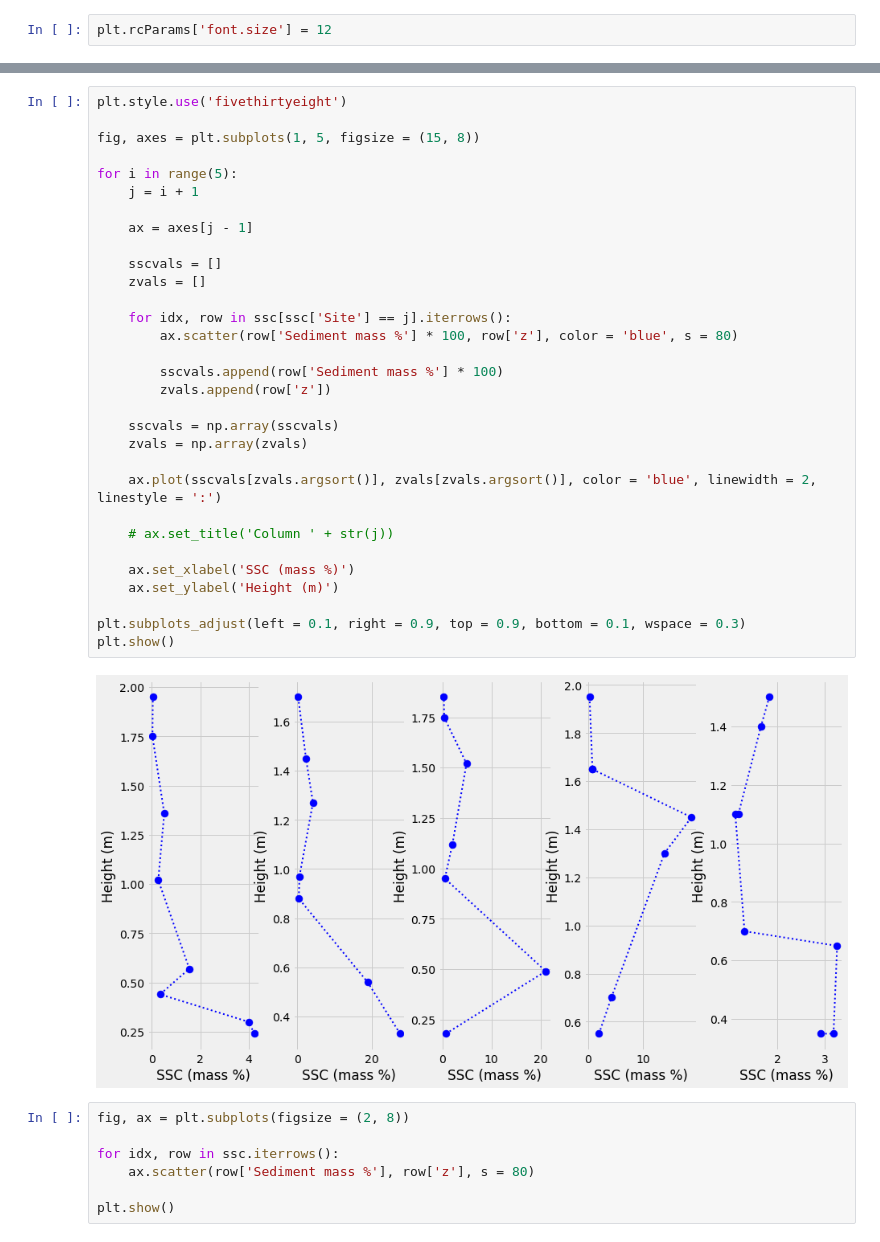
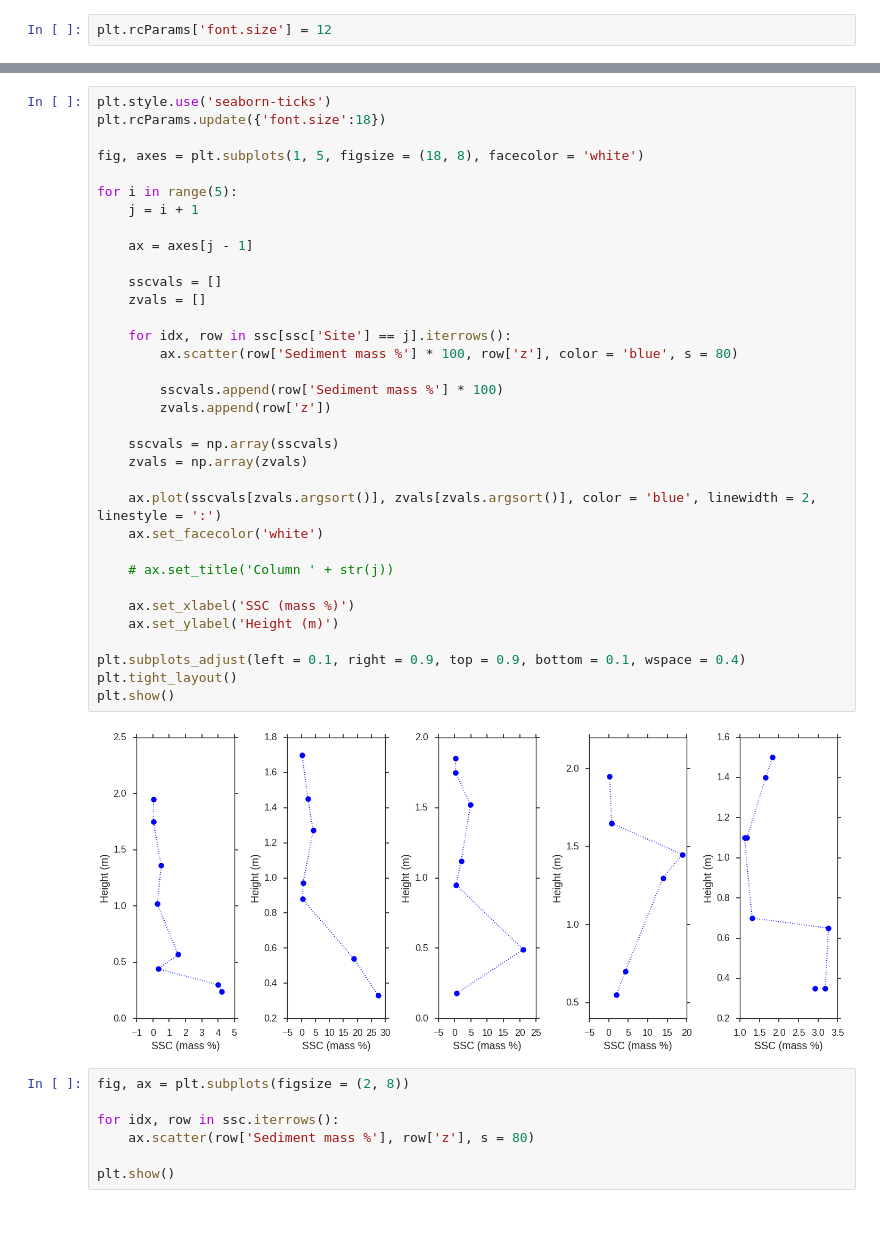
Before and after one commit to ethan-pierce/alpine-case-studies, a Jupyter notebook: mendenhall/field-data.ipynb, the cells around one changed output, grey strips where cells are left out. Saved outputs shown, nothing was run; the diff lists cells and outputs as text.

Commit message:
Update field data figure

```diff
--- a/mendenhall/field-data.ipynb
+++ b/mendenhall/field-data.ipynb
@@ -75,36 +101,39 @@ for i in range(5):
 # %%
-plt.style.use('fivethirtyeight')
+plt.style.use('seaborn-ticks')
+plt.rcParams.update({'font.size':18})
 
-fig, axes = plt.subplots(1, 5, figsize = (15, 8))
+fig, axes = plt.subplots(1, 5, figsize = (18, 8), facecolor = 'white')
 
 for i in range(5):
     j = i + 1
 
     ax = axes[j - 1]
 
     sscvals = []
     zvals = []
 
     for idx, row in ssc[ssc['Site'] == j].iterrows():
         ax.scatter(row['Sediment mass %'] * 100, row['z'], color = 'blue', s = 80)
 
         sscvals.append(row['Sediment mass %'] * 100)
         zvals.append(row['z'])
 
     sscvals = np.array(sscvals)
     zvals = np.array(zvals)
 
     ax.plot(sscvals[zvals.argsort()], zvals[zvals.argsort()], color = 'blue', linewidth = 2, linestyle = ':')
+    ax.set_facecolor('white')
 
     # ax.set_title('Column ' + str(j))
 
     ax.set_xlabel('SSC (mass %)')
     ax.set_ylabel('Height (m)')
 
-plt.subplots_adjust(left = 0.1, right = 0.9, top = 0.9, bottom = 0.1, wspace = 0.3)
+plt.subplots_adjust(left = 0.1, right = 0.9, top = 0.9, bottom = 0.1, wspace = 0.4)
+plt.tight_layout()
 plt.show()
 # %% [output]
-[figure, old version]
+[figure, new version]
 # %%
 fig, ax = plt.subplots(figsize = (2, 8))
 
```
Also changed, not shown: parts of 2 cells of this notebook.
